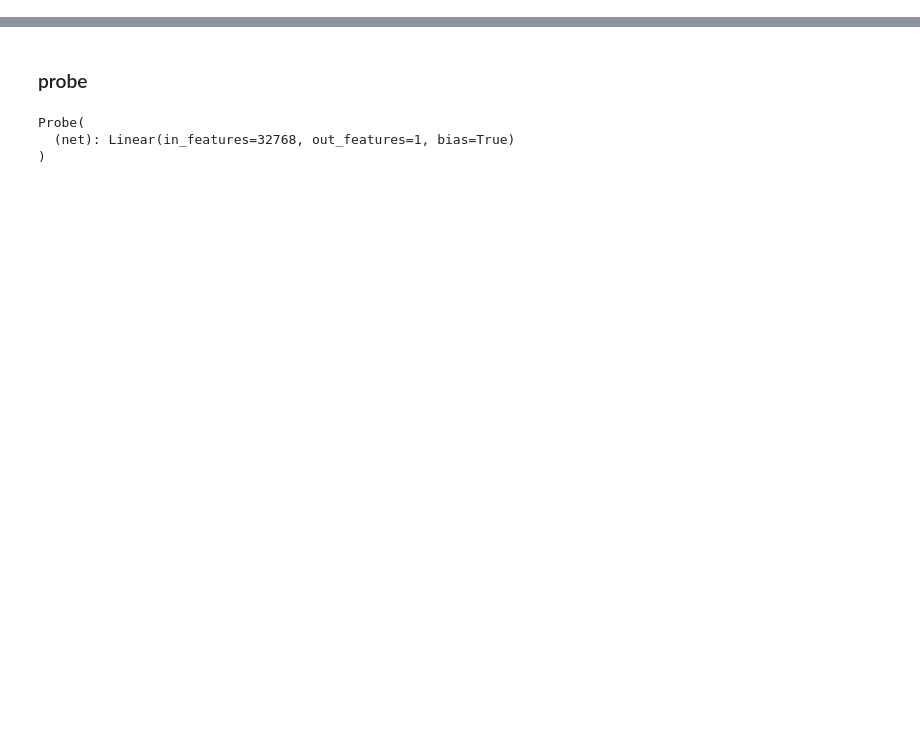
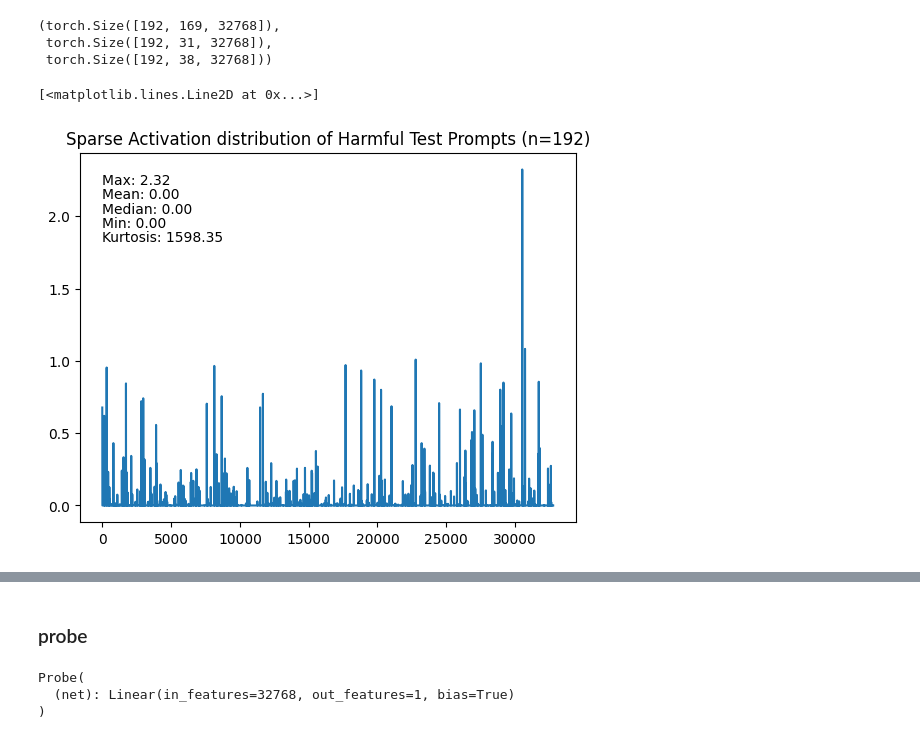
Before and after one commit to xinrose-lin/causal_interp_for_harm_detection, a Jupyter notebook: localised_probe_results.ipynb, the cells around one changed output, grey strips where cells are left out. Saved outputs shown, nothing was run; the diff lists cells and outputs as text; code cells hidden in the pictures; blank space fills up the shorter version.

```diff
--- a/localised_probe_results.ipynb
+++ b/localised_probe_results.ipynb
@@ -27,4 +26,9 @@ nonharmful_fp = "data_latents/train/sparse_acts/nonharmful_sparse_acts_32768.pt.
 
 harmful_sparse_acts_train = read_from_pt_gz(harmful_fp)
 nonharmful_sparse_acts_train = read_from_pt_gz(nonharmful_fp)
+# %%
+# test acts
+nonharmful_acts_test = read_from_pt_gz("data_latents/test/sparse_acts/nonharmful_sparse_acts_32768.pt.gz")
+harmful_acts_test = read_from_pt_gz("data_latents/test/sparse_acts/harmful_sparse_acts_32768.pt.gz")
+harmful_acts_test_perturbed = read_from_pt_gz("data_latents/test_perturbed/sparse_acts/harmful_sparse_acts_32768.pt.gz")
 # %%
@@ -64,0 +76,30 @@ loaded test batches (perturbed) for Recall:  12
+# %%
+harmful_acts_test_perturbed.shape, harmful_acts_test.shape, nonharmful_acts_test.shape
+# %% [output]
+(torch.Size([192, 169, 32768]),
+ torch.Size([192, 31, 32768]),
+ torch.Size([192, 38, 32768]))
+# %%
+from scipy.stats import kurtosis
+import matplotlib.pyplot as plt
+
+plt.title('Sparse Activation distribution of Harmful Test Prompts (n=192)')
+harmful_data = harmful_acts_test[:, -1, :].mean(0)
+stats = {
+        "max": harmful_data.max(),
+        "mean": harmful_data.mean(),
+        "median": harmful_data.median(),
+        "min": harmful_data.min(),
+        "kurtosis": kurtosis(harmful_data)
+    }
+# Annotate statistics
+plt.text(stats['max'] + 2, stats['max'] - 0.1, f"Max: {stats['max']:.2f}", fontsize=10, ha='left')
+plt.text(stats['max'] + 2, stats['max'] - 0.2, f"Mean: {stats['mean']:.2f}", fontsize=10, ha='left')
+plt.text(stats['max'] + 2, stats['max'] - 0.3, f"Median: {stats['median']:.2f}", fontsize=10, ha='left')
+plt.text(stats['max'] + 2, stats['max'] - 0.4, f"Min: {stats['min']:.2f}", fontsize=10, ha='left')
+plt.text(stats['max'] + 2, stats['max'] - 0.5, f"Kurtosis: {stats['kurtosis']:.2f}", fontsize=10, ha='left')
+
+plt.plot(harmful_acts_test[:, -1, :].mean(0).detach().numpy())
+# %% [output]
+[<matplotlib.lines.Line2D at 0x...>]
+[figure, added]
```
Also changed, not shown: parts of 59 cells of this notebook.
